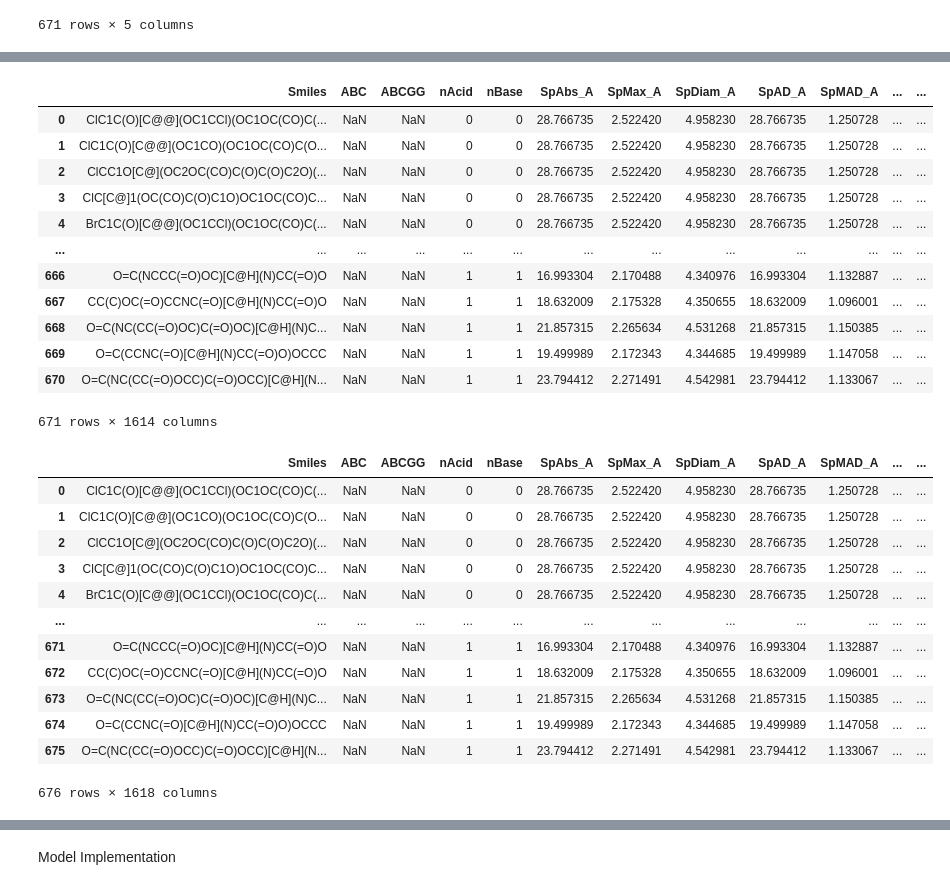
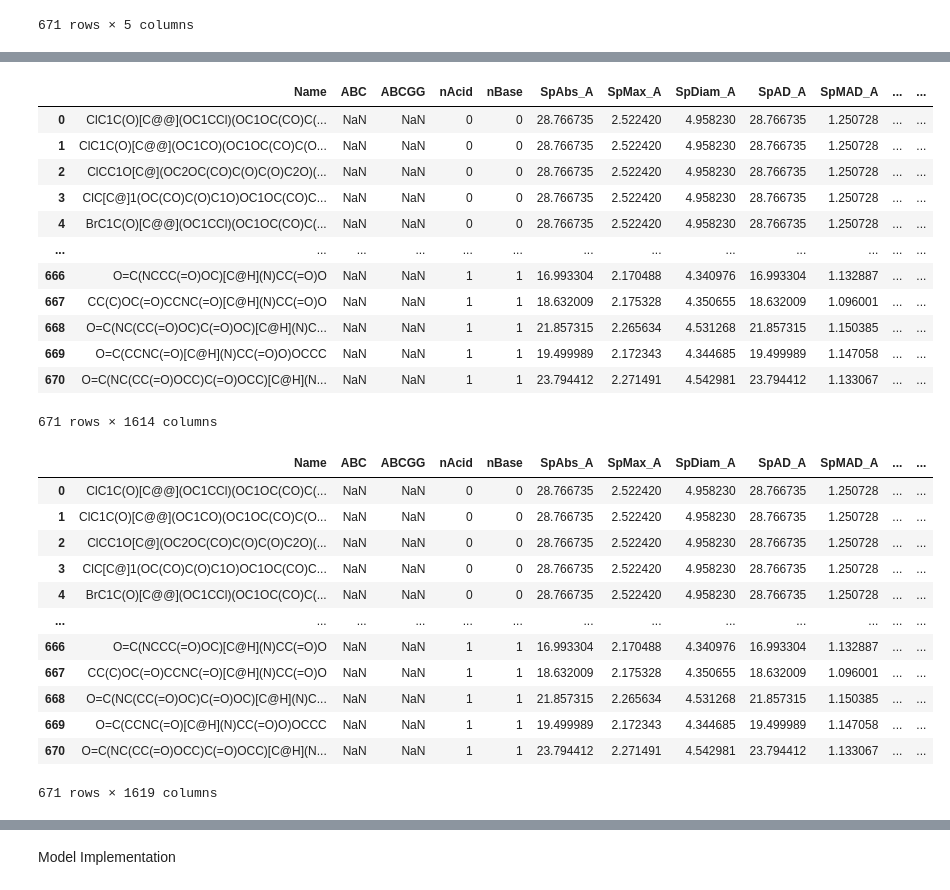
Before and after one commit to Samyzx/Sweetpred, a Jupyter notebook: Model_training.ipynb, the cells around one changed output, grey strips where cells are left out. Cells and saved outputs as stored; diff of their text form; code cells hidden in the pictures.

Commit message:
Add files via upload
Removed those extra rows generated while merging data frames, and also added alpha=0.01 in Lasso Reg

```diff
--- a/Model_training.ipynb
+++ b/Model_training.ipynb
@@ -11,7 +11,7 @@ len(calc.descriptors)
 import pandas as pd
 import numpy as np
 
-df=pd.read_csv("Data/SweetpredDB.csv")
+df=pd.read_csv("SweetpredDB.csv")
 df
 # %% [output]
 |  | Name | Test_ID | Smiles | Sweetness | logSw |
@@ -34,8 +35,8 @@ Result(<rdkit.Chem.rdchem.Mol object at 0x...>,[<mordred.error.Error object at 0
 # %%
-df2=pd.read_csv("Data/Descriptor_calculated.csv")
+df2=pd.read_csv("Descriptor_calculated.csv")
 df2
 # %% [output]
-|  | Smiles | ABC | ABCGG | nAcid | nBase | SpAbs_A | SpMax_A | SpDiam_A | SpAD_A | SpMAD_A | ... | ... |
+|  | Name | ABC | ABCGG | nAcid | nBase | SpAbs_A | SpMax_A | SpDiam_A | SpAD_A | SpMAD_A | ... | ... |
 | 0 | ClC1C(O)[C@@](OC1CCl)(OC1OC(CO)C(... | NaN | NaN | 0 | 0 | 28.766735 | 2.522420 | 4.958230 | 28.766735 | 1.250728 | ... | ... |
 | 1 | ClC1C(O)[C@@](OC1CO)(OC1OC(CO)C(O... | NaN | NaN | 0 | 0 | 28.766735 | 2.522420 | 4.958230 | 28.766735 | 1.250728 | ... | ... |
 | 2 | ClCC1O[C@](OC2OC(CO)C(O)C(O)C2O)(... | NaN | NaN | 0 | 0 | 28.766735 | 2.522420 | 4.958230 | 28.766735 | 1.250728 | ... | ... |
@@ -49,22 +50,23 @@ df2
 | 670 | O=C(NC(CC(=O)OCC)C(=O)OCC)[C@H](N... | NaN | NaN | 1 | 1 | 23.794412 | 2.271491 | 4.542981 | 23.794412 | 1.133067 | ... | ... |
 671 rows × 1614 columns
 # %%
-df_final=pd.merge(df2,df,on='Smiles')
+# df_final=pd.merge(df2,df,on='Smiles')
+df_final = pd.concat([df2, df], axis=1)
 df_final
 # %% [output]
-|  | Smiles | ABC | ABCGG | nAcid | nBase | SpAbs_A | SpMax_A | SpDiam_A | SpAD_A | SpMAD_A | ... | ... |
+|  | Name | ABC | ABCGG | nAcid | nBase | SpAbs_A | SpMax_A | SpDiam_A | SpAD_A | SpMAD_A | ... | ... |
 | 0 | ClC1C(O)[C@@](OC1CCl)(OC1OC(CO)C(... | NaN | NaN | 0 | 0 | 28.766735 | 2.522420 | 4.958230 | 28.766735 | 1.250728 | ... | ... |
 | 1 | ClC1C(O)[C@@](OC1CO)(OC1OC(CO)C(O... | NaN | NaN | 0 | 0 | 28.766735 | 2.522420 | 4.958230 | 28.766735 | 1.250728 | ... | ... |
 | 2 | ClCC1O[C@](OC2OC(CO)C(O)C(O)C2O)(... | NaN | NaN | 0 | 0 | 28.766735 | 2.522420 | 4.958230 | 28.766735 | 1.250728 | ... | ... |
 | 3 | ClC[C@]1(OC(CO)C(O)C1O)OC1OC(CO)C... | NaN | NaN | 0 | 0 | 28.766735 | 2.522420 | 4.958230 | 28.766735 | 1.250728 | ... | ... |
 | 4 | BrC1C(O)[C@@](OC1CCl)(OC1OC(CO)C(... | NaN | NaN | 0 | 0 | 28.766735 | 2.522420 | 4.958230 | 28.766735 | 1.250728 | ... | ... |
 | ... | ... | ... | ... | ... | ... | ... | ... | ... | ... | ... | ... | ... |
-| 671 | O=C(NCCC(=O)OC)[C@H](N)CC(=O)O | NaN | NaN | 1 | 1 | 16.993304 | 2.170488 | 4.340976 | 16.993304 | 1.132887 | ... | ... |
-| 672 | CC(C)OC(=O)CCNC(=O)[C@H](N)CC(=O)O | NaN | NaN | 1 | 1 | 18.632009 | 2.175328 | 4.350655 | 18.632009 | 1.096001 | ... | ... |
-| 673 | O=C(NC(CC(=O)OC)C(=O)OC)[C@H](N)C... | NaN | NaN | 1 | 1 | 21.857315 | 2.265634 | 4.531268 | 21.857315 | 1.150385 | ... | ... |
-| 674 | O=C(CCNC(=O)[C@H](N)CC(=O)O)OCCC | NaN | NaN | 1 | 1 | 19.499989 | 2.172343 | 4.344685 | 19.499989 | 1.147058 | ... | ... |
-| 675 | O=C(NC(CC(=O)OCC)C(=O)OCC)[C@H](N... | NaN | NaN | 1 | 1 | 23.794412 | 2.271491 | 4.542981 | 23.794412 | 1.133067 | ... | ... |
+| 666 | O=C(NCCC(=O)OC)[C@H](N)CC(=O)O | NaN | NaN | 1 | 1 | 16.993304 | 2.170488 | 4.340976 | 16.993304 | 1.132887 | ... | ... |
+| 667 | CC(C)OC(=O)CCNC(=O)[C@H](N)CC(=O)O | NaN | NaN | 1 | 1 | 18.632009 | 2.175328 | 4.350655 | 18.632009 | 1.096001 | ... | ... |
+| 668 | O=C(NC(CC(=O)OC)C(=O)OC)[C@H](N)C... | NaN | NaN | 1 | 1 | 21.857315 | 2.265634 | 4.531268 | 21.857315 | 1.150385 | ... | ... |
+| 669 | O=C(CCNC(=O)[C@H](N)CC(=O)O)OCCC | NaN | NaN | 1 | 1 | 19.499989 | 2.172343 | 4.344685 | 19.499989 | 1.147058 | ... | ... |
+| 670 | O=C(NC(CC(=O)OCC)C(=O)OCC)[C@H](N... | NaN | NaN | 1 | 1 | 23.794412 | 2.271491 | 4.542981 | 23.794412 | 1.133067 | ... | ... |
-676 rows × 1618 columns
+671 rows × 1619 columns
 # %%
 # dropping useless columns from the dataset
 
```
Also changed, not shown: parts of 19 cells of this notebook.
